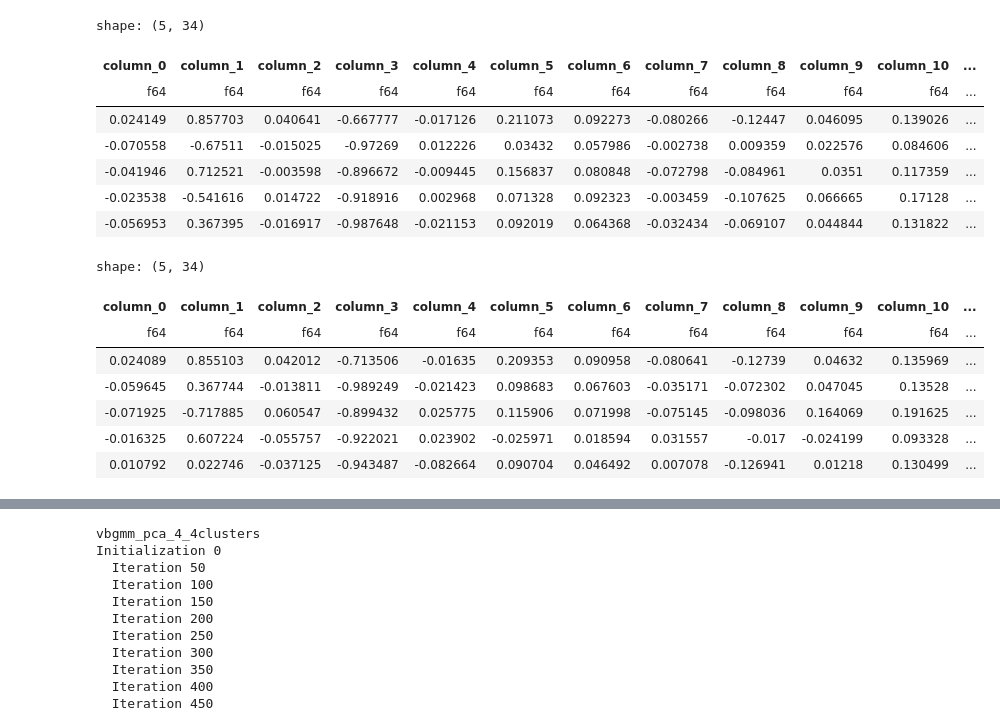
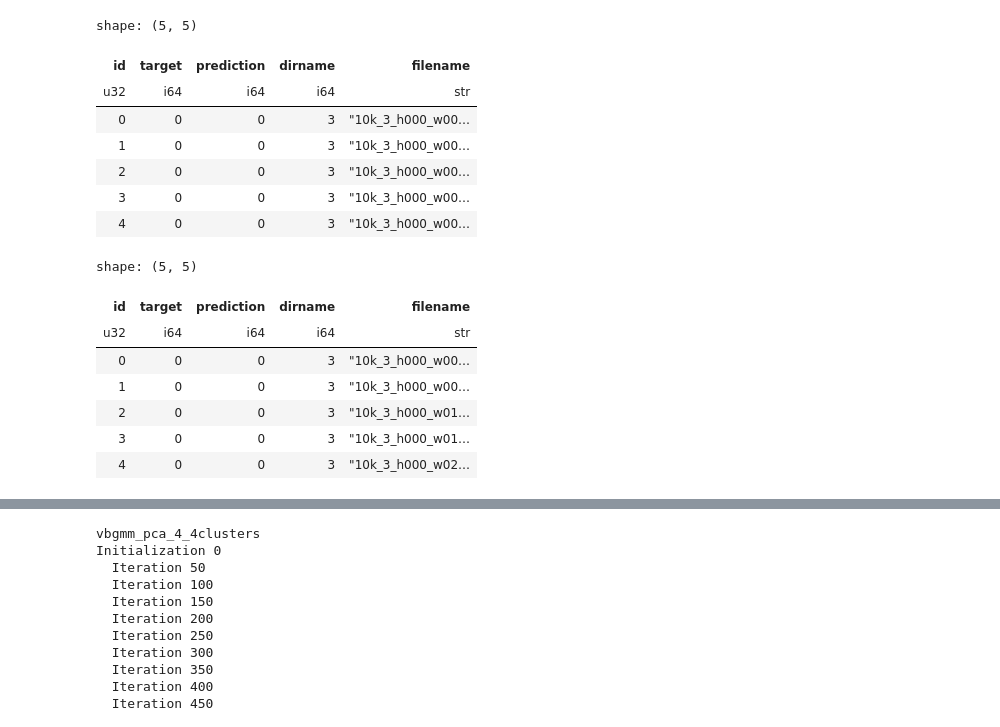
Before and after one commit to RyuichiShinseiB/Feature_extraction, a Jupyter notebook: notebooks/VBGMM_clustering.ipynb, the cells around one changed output, grey strips where cells are left out. Drawn from its saved outputs; the diff is of its cells as text; code cells hidden in the pictures.

```diff
--- a/notebooks/VBGMM_clustering.ipynb
+++ b/notebooks/VBGMM_clustering.ipynb
@@ -40,22 +36,35 @@ colors = [
 ]
 markers = ["s", "D", "o", "p", "*", "h", "D", "8", "v", "x"]
 
-model_name = "ResNetVAE"
+model_name = "ClassifierReflectance"
 # trained_datetime = "2023-07-21/20-18-22"
-extracted_datetime = datetime.datetime(2024, 12, 3, 15, 21, 39)
-image_size = 32
+extracted_datetime = datetime.datetime(2024, 12, 18, 16, 56, 50)
+image_size = 64
 
 
 project_dir = find_project_root()
 
 model_save_pardir = project_dir / "models" / "VBGMM"
 feature_pardir = (
-    project_dir / "reports" / "features"
-    / model_name / extracted_datetime.strftime("%Y-%m-%d/%H-%M-%S")
+    project_dir
+    / "reports"
+    / "features"
+    / model_name
+    / extracted_datetime.strftime("%Y-%m-%d/%H-%M-%S")
 )
-figure_pardir = (
-    project_dir / "reports" / "figures"
-    / "VBGMM" / extracted_datetime.strftime("%Y-%m-%d/%H-%M-%S")
+feature_figure_pardir = (
+    project_dir
+    / "reports"
+    / "figures"
+    / model_name
+    / extracted_datetime.strftime("%Y-%m-%d/%H-%M-%S")
+)
+vbgmm_figure_pardir = (
+    project_dir
+    / "reports"
+    / "figures"
+    / "VBGMM"
+    / extracted_datetime.strftime("%Y-%m-%d/%H-%M-%S")
 )
 image_pardir = (
     project_dir
@@ -70,33 +79,35 @@ extraction_cfg = vcfg.ExtractionModelConfig(
 )
 # %%
 df_train = pl.read_csv(feature_train_csv_path)
-X_train = df_train.select([
-    pl.exclude(["filename", "dirname"])
-]).to_numpy()
-df_train.head()
+X_train = df_train.select(
+    pl.exclude(["target", "prediction", "filename", "dirname"])
+).to_numpy()
+metadata_train = df_train.select(pl.exclude(r"^column_\d+$")).with_row_count("id")
+metadata_train.head()
 # %% [output]
-shape: (5, 34)
+shape: (5, 5)
-| column_0 | column_1 | column_2 | column_3 | column_4 | column_5 | column_6 | column_7 | column_8 | column_9 | column_10 | ... |
-| f64 | f64 | f64 | f64 | f64 | f64 | f64 | f64 | f64 | f64 | f64 | ... |
-| 0.024149 | 0.857703 | 0.040641 | -0.667777 | -0.017126 | 0.211073 | 0.092273 | -0.080266 | -0.12447 | 0.046095 | 0.139026 | ... |
-| -0.070558 | -0.67511 | -0.015025 | -0.97269 | 0.012226 | 0.03432 | 0.057986 | -0.002738 | 0.009359 | 0.022576 | 0.084606 | ... |
-| -0.041946 | 0.712521 | -0.003598 | -0.896672 | -0.009445 | 0.156837 | 0.080848 | -0.072798 | -0.084961 | 0.0351 | 0.117359 | ... |
-| -0.023538 | -0.541616 | 0.014722 | -0.918916 | 0.002968 | 0.071328 | 0.092323 | -0.003459 | -0.107625 | 0.066665 | 0.17128 | ... |
-| -0.056953 | 0.367395 | -0.016917 | -0.987648 | -0.021153 | 0.092019 | 0.064368 | -0.032434 | -0.069107 | 0.044844 | 0.131822 | ... |
+| id | target | prediction | dirname | filename |
+| u32 | i64 | i64 | i64 | str |
+| 0 | 0 | 0 | 3 | "10k_3_h000_w00… |
+| 1 | 0 | 0 | 3 | "10k_3_h000_w00… |
+| 2 | 0 | 0 | 3 | "10k_3_h000_w00… |
+| 3 | 0 | 0 | 3 | "10k_3_h000_w00… |
+| 4 | 0 | 0 | 3 | "10k_3_h000_w00… |
 # %%
 df_check = pl.read_csv(feature_check_csv_path)
-X_check = df_check.select([
-    pl.exclude(["filename", "dirname"])
-]).to_numpy()
-df_check.head()
+X_check = df_check.select(
+    [pl.exclude(["target", "prediction", "filename", "dirname"])]
+).to_numpy()
+metadata_check = df_check.select(pl.exclude(r"^column_\d+$")).with_row_count("id")
+metadata_check.head()
 # %% [output]
-shape: (5, 34)
+shape: (5, 5)
-| column_0 | column_1 | column_2 | column_3 | column_4 | column_5 | column_6 | column_7 | column_8 | column_9 | column_10 | ... |
-| f64 | f64 | f64 | f64 | f64 | f64 | f64 | f64 | f64 | f64 | f64 | ... |
-| 0.024089 | 0.855103 | 0.042012 | -0.713506 | -0.01635 | 0.209353 | 0.090958 | -0.080641 | -0.12739 | 0.04632 | 0.135969 | ... |
-| -0.059645 | 0.367744 | -0.013811 | -0.989249 | -0.021423 | 0.098683 | 0.067603 | -0.035171 | -0.072302 | 0.047045 | 0.13528 | ... |
-| -0.071925 | -0.717885 | 0.060547 | -0.899432 | 0.025775 | 0.115906 | 0.071998 | -0.075145 | -0.098036 | 0.164069 | 0.191625 | ... |
-| -0.016325 | 0.607224 | -0.055757 | -0.922021 | 0.023902 | -0.025971 | 0.018594 | 0.031557 | -0.017 | -0.024199 | 0.093328 | ... |
-| 0.010792 | 0.022746 | -0.037125 | -0.943487 | -0.082664 | 0.090704 | 0.046492 | 0.007078 | -0.126941 | 0.01218 | 0.130499 | ... |
+| id | target | prediction | dirname | filename |
+| u32 | i64 | i64 | i64 | str |
+| 0 | 0 | 0 | 3 | "10k_3_h000_w00… |
+| 1 | 0 | 0 | 3 | "10k_3_h000_w00… |
+| 2 | 0 | 0 | 3 | "10k_3_h000_w01… |
+| 3 | 0 | 0 | 3 | "10k_3_h000_w01… |
+| 4 | 0 | 0 | 3 | "10k_3_h000_w02… |
 # %%
 sc = StandardScaler()
```
Also changed, not shown: parts of 25 cells of this notebook, 1 other file.
